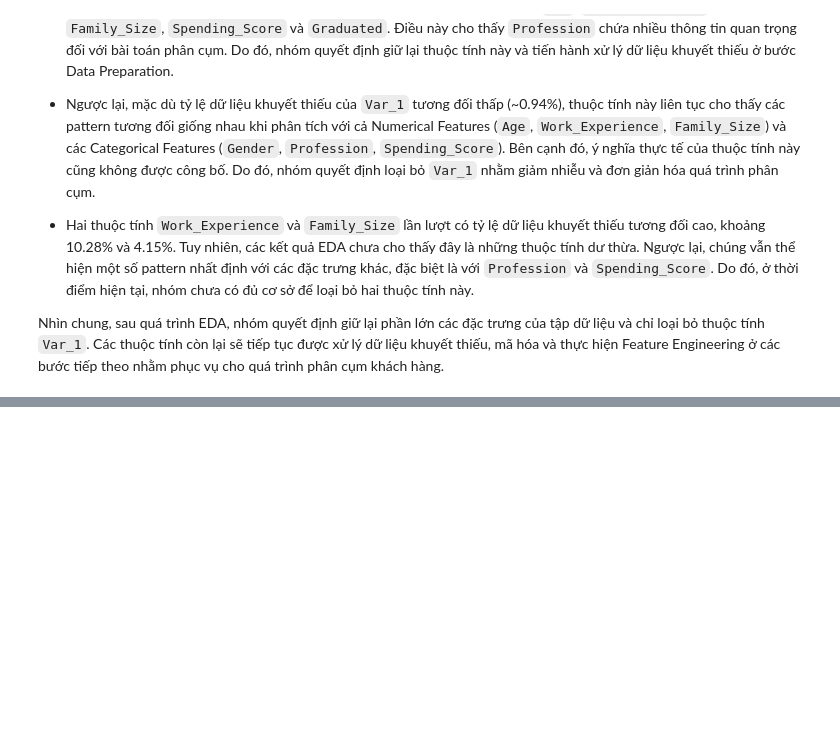
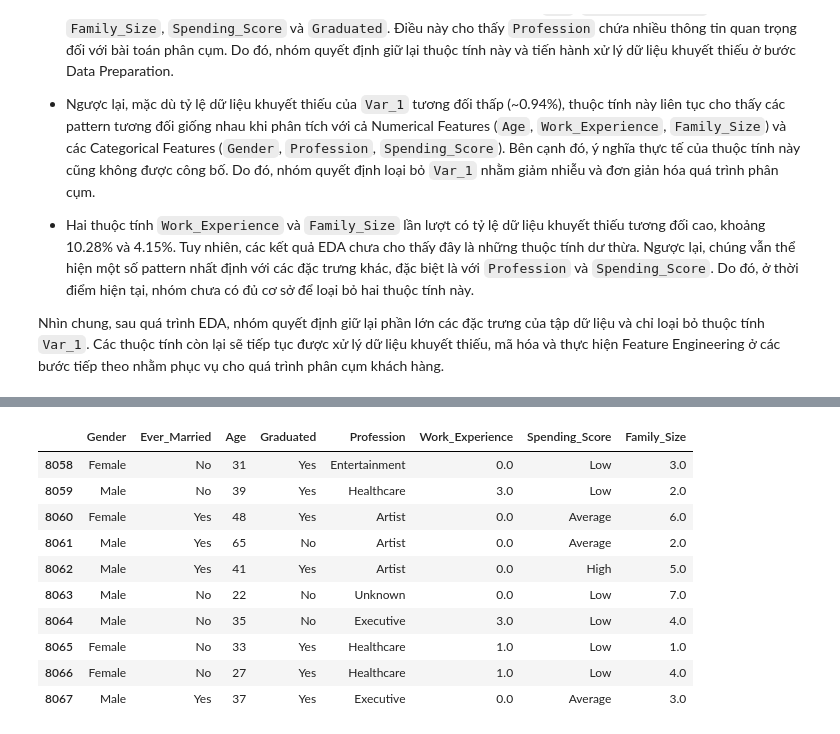
Before and after one commit to itsanhkhoi12/UTH-MACHINE-LEARNING-ASSIGNMENTS-GR02, a Jupyter notebook: practice_3/01-02-eda-data-preprocessing.ipynb, the cells around one changed output, grey strips where cells are left out. Saved outputs shown, nothing was run; the diff lists cells and outputs as text; code cells hidden in the pictures; blank space fills up the shorter version.

```diff
--- a/practice_3/01-02-eda-data-preprocessing.ipynb
+++ b/practice_3/01-02-eda-data-preprocessing.ipynb
@@ -816,0 +837,22 @@ Nhìn chung, sau quá trình EDA, nhóm quyết định giữ lại phần lớn
+# %%
+# Xử lý Duplicates
+df = df.drop_duplicates()
+
+# Loại bỏ các field dựa theo kết luận từ EDA
+cols_to_drop = ['Var_1', 'ID']
+df = df.drop(columns=[c for c in cols_to_drop if c in df.columns])
+
+df = df[(df['Age'] > 0) & (df['Work_Experience'] >= 0)]
+
+# Xử lý Missing Values
+df['Profession'] = df['Profession'].fillna('Unknown')
+
+# Impute bằng Median
+df['Work_Experience'] = df['Work_Experience'].fillna(df['Work_Experience'].median())
+df['Family_Size'] = df['Family_Size'].fillna(df['Family_Size'].median())
+
+# Xử lý Outlier
+df['Work_Experience'] = np.where(df['Work_Experience'] > 10, 10, df['Work_Experience'])
+
+df['Ever_Married'] = df['Ever_Married'].fillna(df['Ever_Married'].mode()[0])
+df['Graduated'] = df['Graduated'].fillna(df['Graduated'].mode()[0])
@@ -816,0 +877,14 @@ Nhìn chung, sau quá trình EDA, nhóm quyết định giữ lại phần lớn
+# %%
+df.tail(10)
+# %% [output]
+|  | Gender | Ever_Married | Age | Graduated | Profession | Work_Experience | Spending_Score | Family_Size |
+| 8058 | Female | No | 31 | Yes | Entertainment | 0.0 | Low | 3.0 |
+| 8059 | Male | No | 39 | Yes | Healthcare | 3.0 | Low | 2.0 |
+| 8060 | Female | Yes | 48 | Yes | Artist | 0.0 | Average | 6.0 |
+| 8061 | Male | Yes | 65 | No | Artist | 0.0 | Average | 2.0 |
+| 8062 | Male | Yes | 41 | Yes | Artist | 0.0 | High | 5.0 |
+| 8063 | Male | No | 22 | No | Unknown | 0.0 | Low | 7.0 |
+| 8064 | Male | No | 35 | No | Executive | 3.0 | Low | 4.0 |
+| 8065 | Female | No | 33 | Yes | Healthcare | 1.0 | Low | 1.0 |
+| 8066 | Female | No | 27 | Yes | Healthcare | 1.0 | Low | 4.0 |
+| 8067 | Male | Yes | 37 | Yes | Executive | 0.0 | Average | 3.0 |
```
Also changed, not shown: parts of 6 cells of this notebook, 5 other files.
